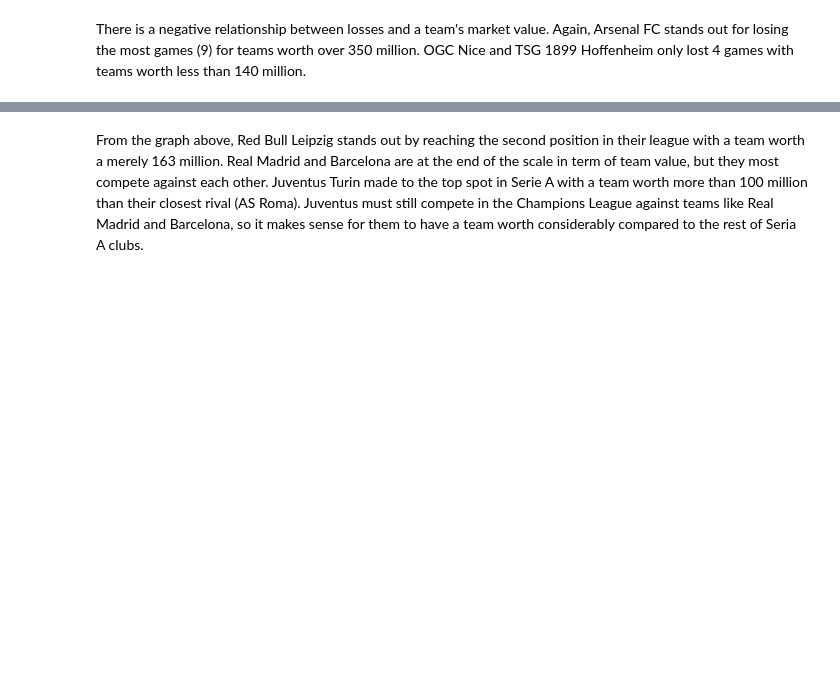
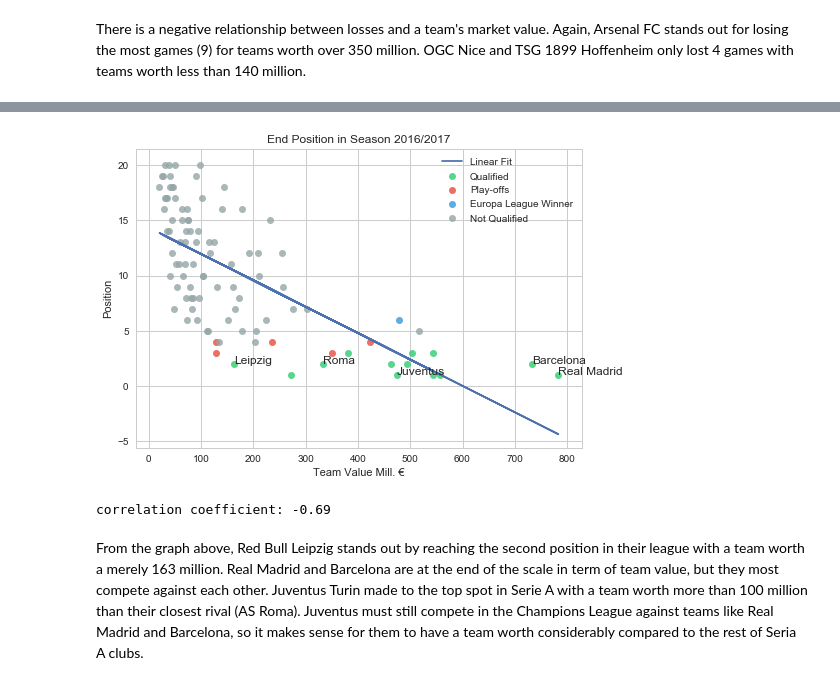
Before and after one commit to gpguerra7/Springboard-Exercises, a Jupyter notebook: Capstone 1/Capstone 1.ipynb, the cells around one changed output, grey strips where cells are left out. Cells and saved outputs as stored; diff of their text form; code cells hidden in the pictures; blank space fills up the shorter version.

```diff
--- a/Capstone 1/Capstone 1.ipynb
+++ b/Capstone 1/Capstone 1.ipynb
@@ -781,2 +645,44 @@ py.iplot(fig)
+# %%
+#Creates Scatter Plot of Position in the Last Season and Team Market Value
+ax = plt.axes()
+x = Summary_df["Team Value Mill. €"]
+y = Summary_df["Position"]
+
+x1 = CL_teams["Team Value Mill. €"]
+x2 = CR_teams["Team Value Mill. €"]
+x3 = EL_team["Team Value Mill. €"]
+x4 = No_CL["Team Value Mill. €"]
+
+y1 = CL_teams["Position"]
+y2 = CR_teams["Position"]
+y3 = EL_team["Position"]
+y4 = No_CL["Position"]
+
+# Generated linear fit
+slope, intercept, r_value, p_value, std_err = stats.linregress(x,y)
+line = slope*x+intercept
+
+plt.plot(x, line)
+sns.regplot(x=x1, y=y1, fit_reg=False, color="#2ecc71")
+sns.regplot(x=x2, y=y2, fit_reg=False, color="#e74c3c")
+sns.regplot(x=x3, y=y3, fit_reg=False, color="#3498db")
+sns.regplot(x=x4, y=y4, fit_reg=False, color="#95a5a6")
+
+
+plt.text(Summary_df[Summary_df["Team Name"]=="Real Madrid CF"]["Team Value Mill. €"], Summary_df[Summary_df["Team Name"]=="Real Madrid CF"]["Position"], 'Real Madrid')
+plt.text(Summary_df[Summary_df["Team Name"]=="Red Bull Leipzig"]["Team Value Mill. €"], Summary_df[Summary_df["Team Name"]=="Red Bull Leipzig"]["Position"], 'Leipzig')
+plt.text(Summary_df[Summary_df["Team Name"]=="FC Barcelona"]["Team Value Mill. €"], Summary_df[Summary_df["Team Name"]=="FC Barcelona"]["Position"], 'Barcelona')
+plt.text(Summary_df[Summary_df["Team Name"]=="Juventus Turin"]["Team Value Mill. €"], Summary_df[Summary_df["Team Name"]=="Juventus Turin"]["Position"], 'Juventus')
+plt.text(Summary_df[Summary_df["Team Name"]=="AS Roma"]["Team Value Mill. €"], Summary_df[Summary_df["Team Name"]=="AS Roma"]["Position"], 'Roma')
+
+
+ax.set_title("End Position in Season 2016/2017")
+ax.legend(labels=('Linear Fit', 'Qualified', 'Play-offs', 'Europa League Winner', 'Not Qualified'))
+plt.show()
+#Print Correlation Coefficient
+print('correlation coefficient: ' + str(round(np.corrcoef(Summary_df["Team Value Mill. €"], Summary_df["Position"])[0][1],2)))
+# %% [output]
+[figure, added]
+correlation coefficient: -0.69
 # %% [markdown]
 From the graph above, Red Bull Leipzig stands out by reaching the second position in their league with a team worth a merely 163 million. Real Madrid and Barcelona are at the end of the scale in term of team value, but they most compete against each other. Juventus Turin made to the top spot in Serie A with a team worth more than 100 million than their closest rival (AS Roma). Juventus must still compete in the Champions League against teams like Real Madrid and Barcelona, so it makes sense for them to have a team worth considerably compared to the rest of Seria A clubs.
```
Also changed, not shown: parts of 8 cells of this notebook.
